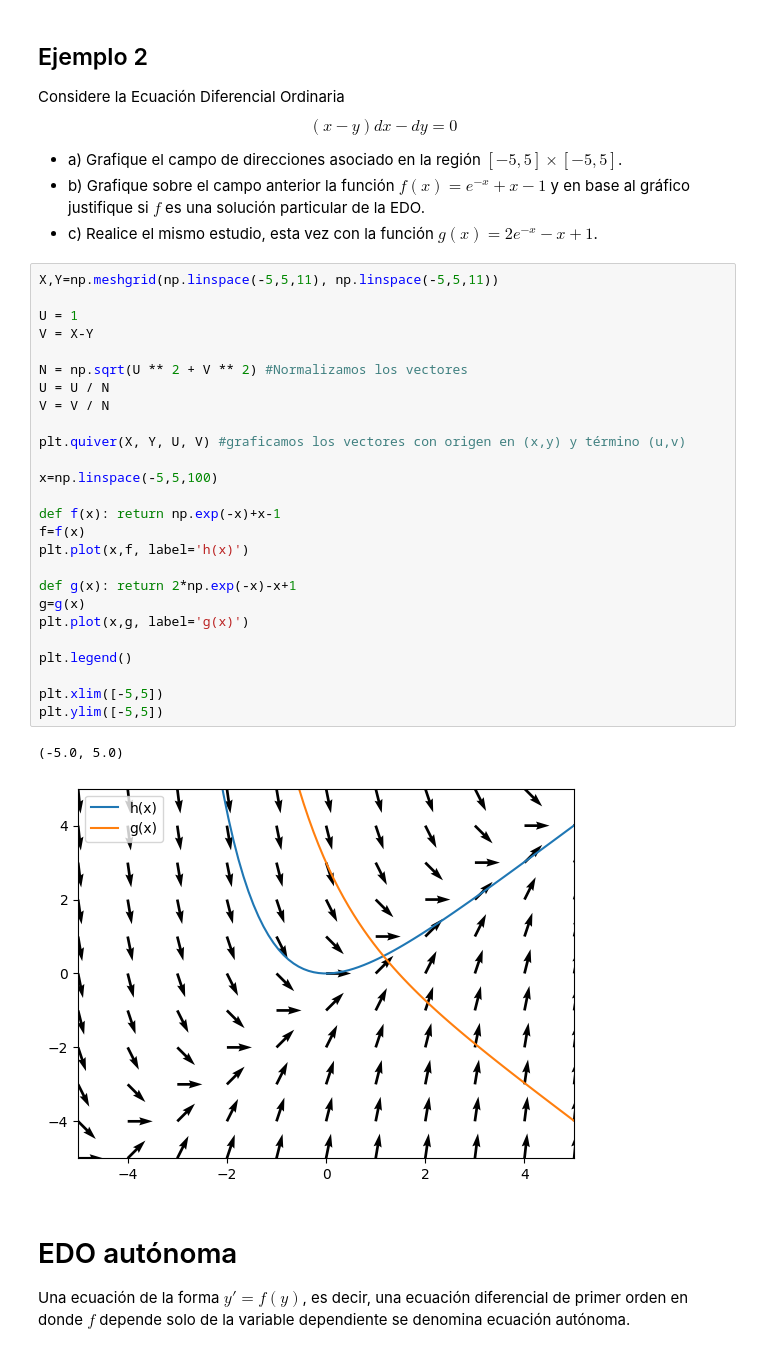
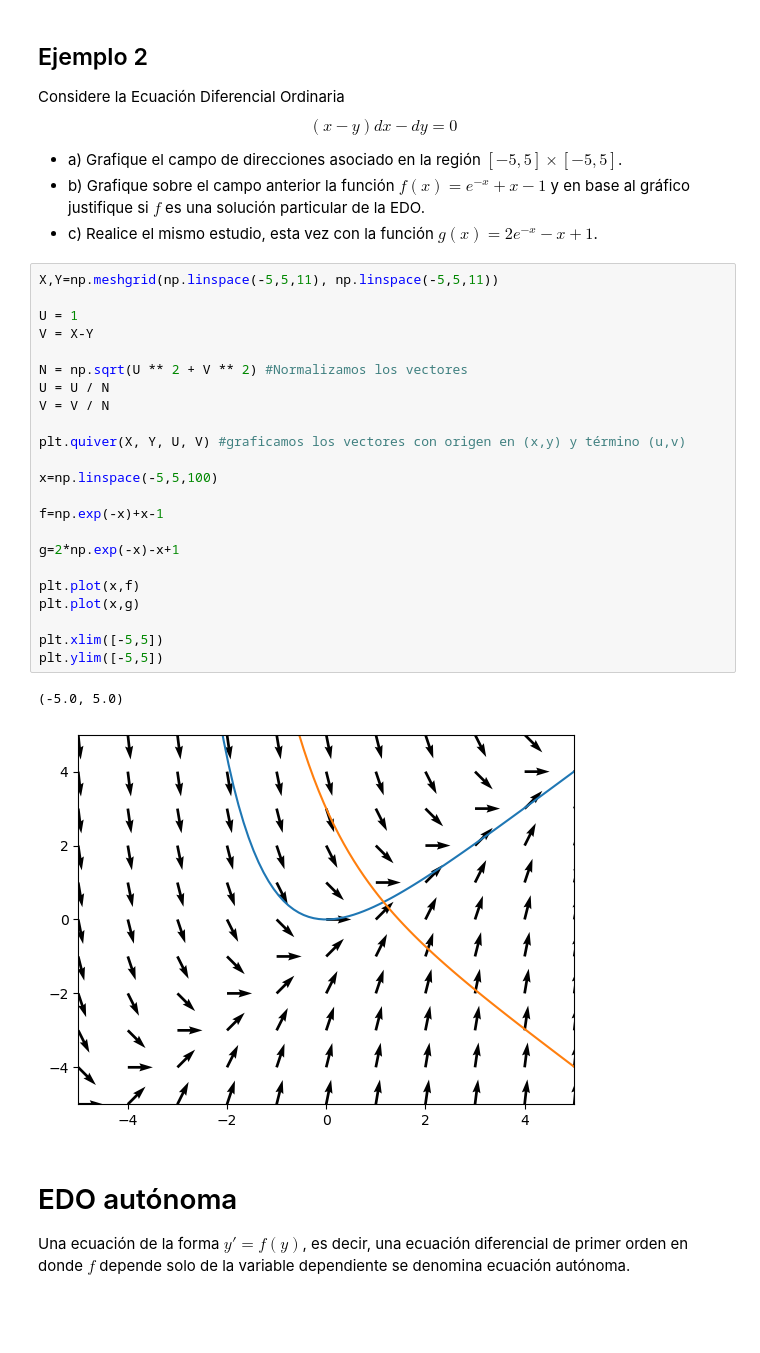
Before and after one commit to DiegoEsteban45/EDO, a Jupyter notebook: Clase 01(revisada) Campos de Direcciones.ipynb, the cells around one changed output. Drawn from its saved outputs; the diff is of its cells as text; blank space fills up the shorter version.

```diff
--- a/Clase 01(revisada) Campos de Direcciones.ipynb
+++ b/Clase 01(revisada) Campos de Direcciones.ipynb
@@ -83,32 +84,29 @@ $$(x - y)dx - dy = 0$$
 # %%
 X,Y=np.meshgrid(np.linspace(-5,5,11), np.linspace(-5,5,11))
 
 U = 1
 V = X-Y
 
 N = np.sqrt(U ** 2 + V ** 2) #Normalizamos los vectores
 U = U / N
 V = V / N
 
 plt.quiver(X, Y, U, V) #graficamos los vectores con origen en (x,y) y término (u,v)
 
 x=np.linspace(-5,5,100)
 
-def f(x): return np.exp(-x)+x-1
-f=f(x)
-plt.plot(x,f, label='h(x)')
+f=np.exp(-x)+x-1
 
-def g(x): return 2*np.exp(-x)-x+1
-g=g(x)
-plt.plot(x,g, label='g(x)')
+g=2*np.exp(-x)-x+1
 
-plt.legend()
+plt.plot(x,f)
+plt.plot(x,g)
 
 plt.xlim([-5,5])
 plt.ylim([-5,5])
 # %% [output]
 (-5.0, 5.0)
-[figure, old version]
+[figure, new version]
 # %% [markdown]
 # EDO autónoma
 
```
Also changed, not shown: parts of 1 cell of this notebook, 8 other files.
